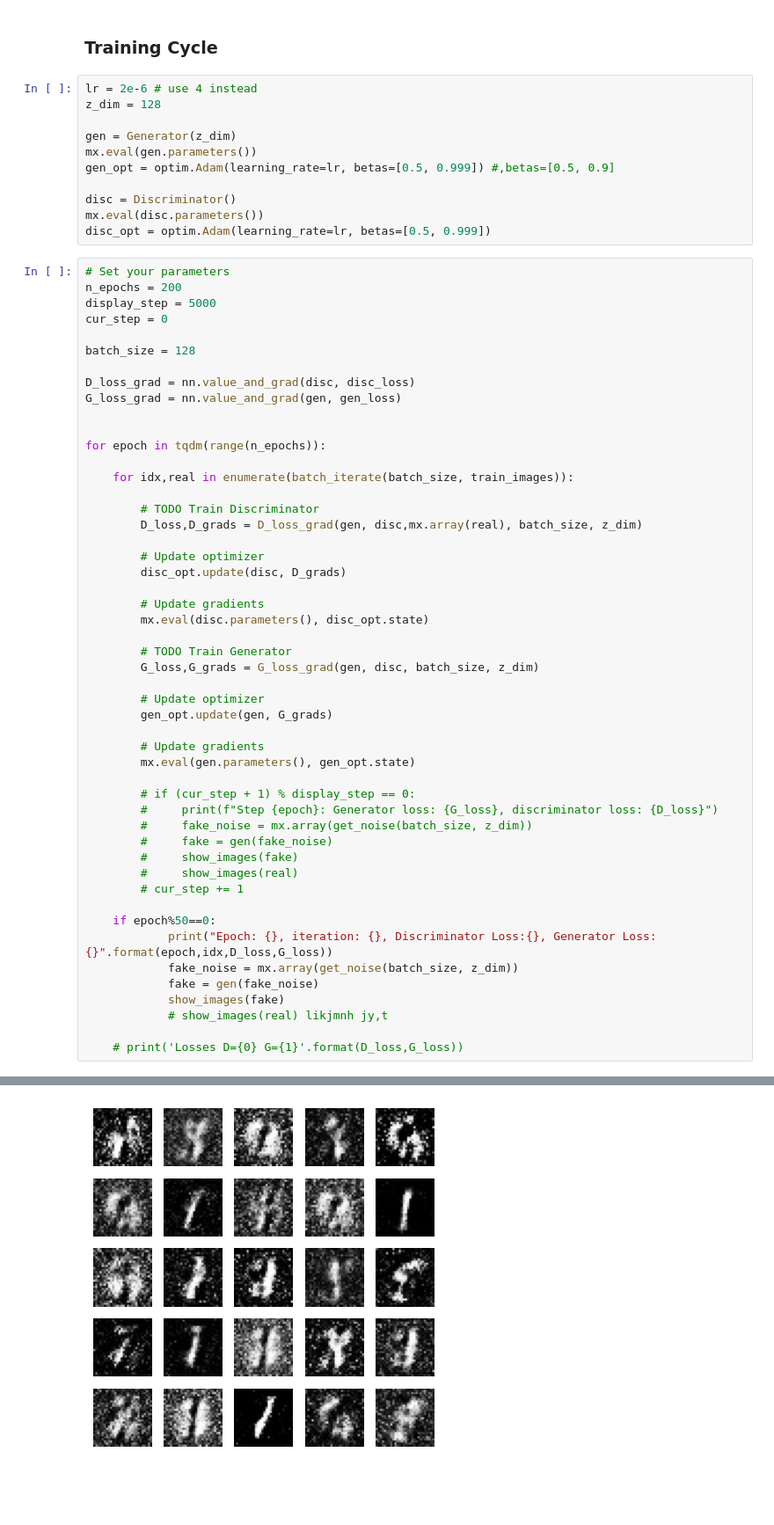
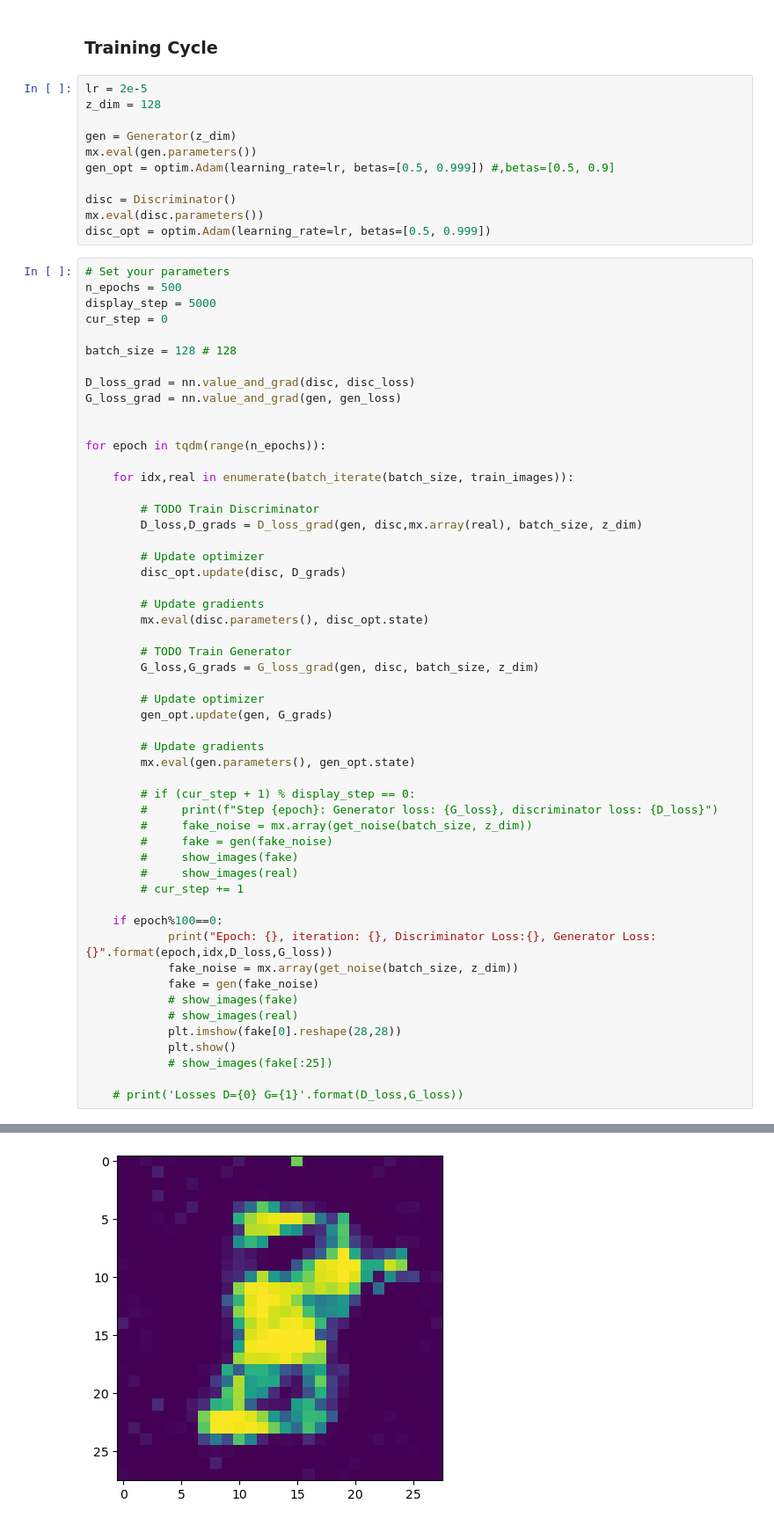
Before and after one commit to ml-explore/mlx-examples, a Jupyter notebook: gan/playground.ipynb, the cells around one changed output, grey strips where cells are left out. Shown at 88% size. Saved outputs shown, nothing was run; the diff lists cells and outputs as text; blank space fills up the shorter version.

```diff
--- a/gan/playground.ipynb
+++ b/gan/playground.ipynb
@@ -204,7 +205,7 @@ for x in X:
 # %% [markdown]
 ### Training Cycle
 # %%
-lr = 2e-6 # use 4 instead
+lr = 2e-5
 z_dim = 128
 
 gen = Generator(z_dim)
@@ -216,11 +217,11 @@ mx.eval(disc.parameters())
 disc_opt = optim.Adam(learning_rate=lr, betas=[0.5, 0.999])
 # %%
 # Set your parameters
-n_epochs = 200
+n_epochs = 500
 display_step = 5000
 cur_step = 0
 
-batch_size = 128
+batch_size = 128 # 128
 
 D_loss_grad = nn.value_and_grad(disc, disc_loss)
 G_loss_grad = nn.value_and_grad(gen, gen_loss)
@@ -256,12 +257,15 @@ for epoch in tqdm(range(n_epochs)):
         #     show_images(real)
         # cur_step += 1
 
-    if epoch%50==0:
+    if epoch%100==0:
             print("Epoch: {}, iteration: {}, Discriminator Loss:{}, Generator Loss: {}".format(epoch,idx,D_loss,G_loss))
             fake_noise = mx.array(get_noise(batch_size, z_dim))
             fake = gen(fake_noise)
-            show_images(fake)
-            # show_images(real) likjmnh jy,t
+            # show_images(fake)
+            # show_images(real)
+            plt.imshow(fake[0].reshape(28,28))
+            plt.show()
+            # show_images(fake[:25])
 
     # print('Losses D={0} G={1}'.format(D_loss,G_loss))
 # %% [output]
@@ -273 +277 @@ Epoch: 100, iteration: 468, Discriminator Loss:array(0.520561, dtype=float32), G
-[figure, old version]
+[figure, new version]
```
Also changed, not shown: parts of 4 cells of this notebook.
